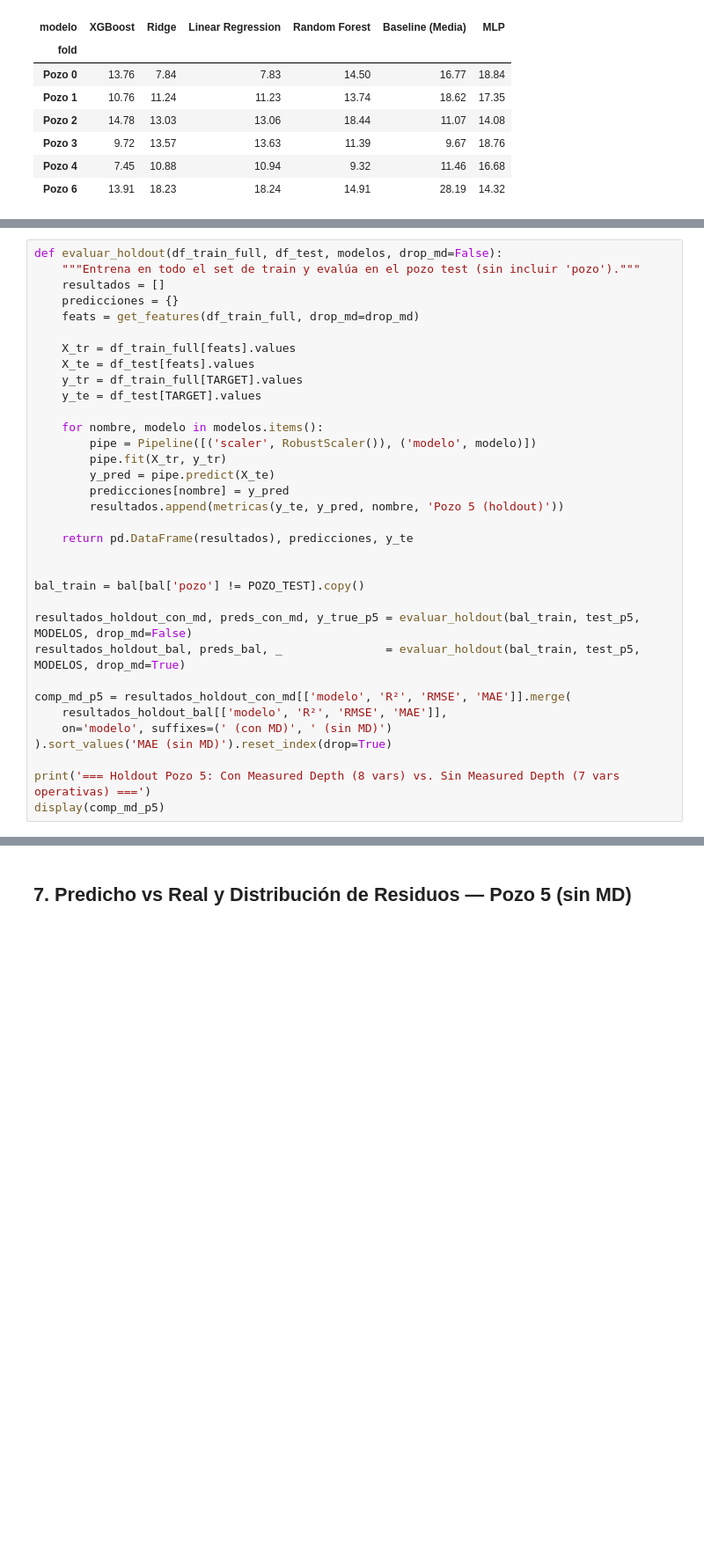
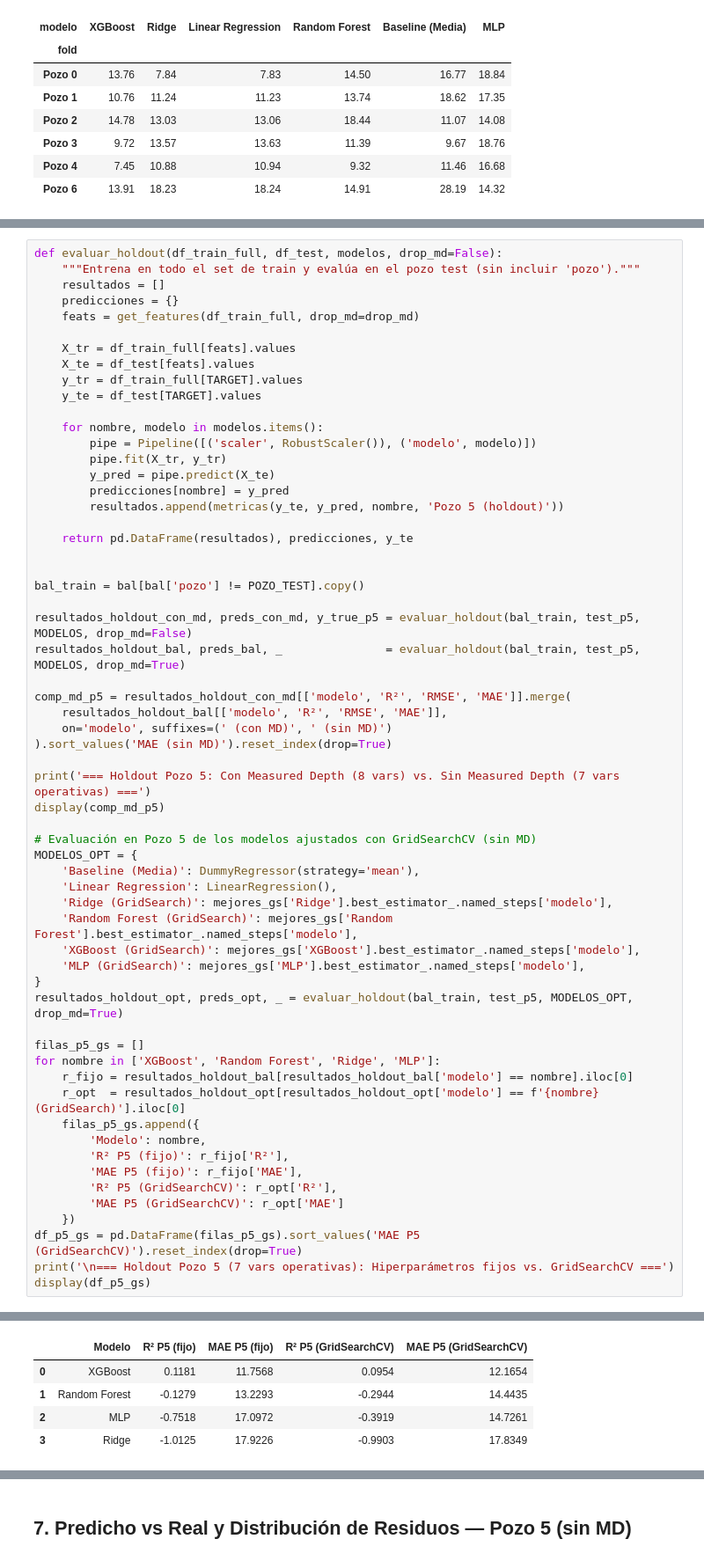
Before and after one commit to valebarzola/YPF-rop-predictor, a Jupyter notebook: ROP_Noruega_Modelado.ipynb, the cells around one changed output, grey strips where cells are left out. Shown at 88% size. Cells and saved outputs as stored; diff of their text form; blank space fills up the shorter version.

```diff
--- a/ROP_Noruega_Modelado.ipynb
+++ b/ROP_Noruega_Modelado.ipynb
@@ -514,6 +626,32 @@ comp_md_p5 = resultados_holdout_con_md[['modelo', 'R²', 'RMSE', 'MAE']].merge(
 
 print('=== Holdout Pozo 5: Con Measured Depth (8 vars) vs. Sin Measured Depth (7 vars operativas) ===')
 display(comp_md_p5)
+
+# Evaluación en Pozo 5 de los modelos ajustados con GridSearchCV (sin MD)
+MODELOS_OPT = {
+    'Baseline (Media)': DummyRegressor(strategy='mean'),
+    'Linear Regression': LinearRegression(),
+    'Ridge (GridSearch)': mejores_gs['Ridge'].best_estimator_.named_steps['modelo'],
+    'Random Forest (GridSearch)': mejores_gs['Random Forest'].best_estimator_.named_steps['modelo'],
+    'XGBoost (GridSearch)': mejores_gs['XGBoost'].best_estimator_.named_steps['modelo'],
+    'MLP (GridSearch)': mejores_gs['MLP'].best_estimator_.named_steps['modelo'],
+}
+resultados_holdout_opt, preds_opt, _ = evaluar_holdout(bal_train, test_p5, MODELOS_OPT, drop_md=True)
+
+filas_p5_gs = []
+for nombre in ['XGBoost', 'Random Forest', 'Ridge', 'MLP']:
+    r_fijo = resultados_holdout_bal[resultados_holdout_bal['modelo'] == nombre].iloc[0]
+    r_opt  = resultados_holdout_opt[resultados_holdout_opt['modelo'] == f'{nombre} (GridSearch)'].iloc[0]
+    filas_p5_gs.append({
+        'Modelo': nombre,
+        'R² P5 (fijo)': r_fijo['R²'],
+        'MAE P5 (fijo)': r_fijo['MAE'],
+        'R² P5 (GridSearchCV)': r_opt['R²'],
+        'MAE P5 (GridSearchCV)': r_opt['MAE']
+    })
+df_p5_gs = pd.DataFrame(filas_p5_gs).sort_values('MAE P5 (GridSearchCV)').reset_index(drop=True)
+print('\n=== Holdout Pozo 5 (7 vars operativas): Hiperparámetros fijos vs. GridSearchCV ===')
+display(df_p5_gs)
 # %% [output]
 === Holdout Pozo 5: Con Measured Depth (8 vars) vs. Sin Measured Depth (7 vars operativas) ===
 |  | modelo | R² (con MD) | RMSE (con MD) | MAE (con MD) | R² (sin MD) | RMSE (sin MD) | MAE (sin MD) |
@@ -526,3 +665,8 @@ display(comp_md_p5)
+|  | Modelo | R² P5 (fijo) | MAE P5 (fijo) | R² P5 (GridSearchCV) | MAE P5 (GridSearchCV) |
+| 0 | XGBoost | 0.1181 | 11.7568 | 0.0954 | 12.1654 |
+| 1 | Random Forest | -0.1279 | 13.2293 | -0.2944 | 14.4435 |
+| 2 | MLP | -0.7518 | 17.0972 | -0.3919 | 14.7261 |
+| 3 | Ridge | -1.0125 | 17.9226 | -0.9903 | 17.8349 |
 # %% [markdown]
 ### Qué demuestra el resultado en el Pozo 5
 
```
Also changed, not shown: parts of 16 cells of this notebook, 1 other file.
